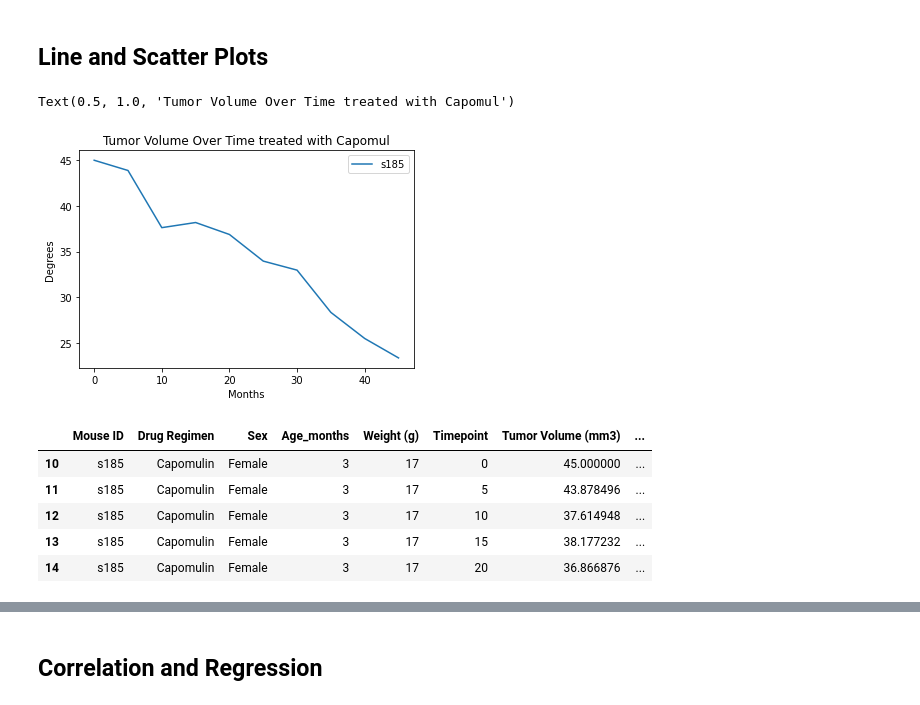
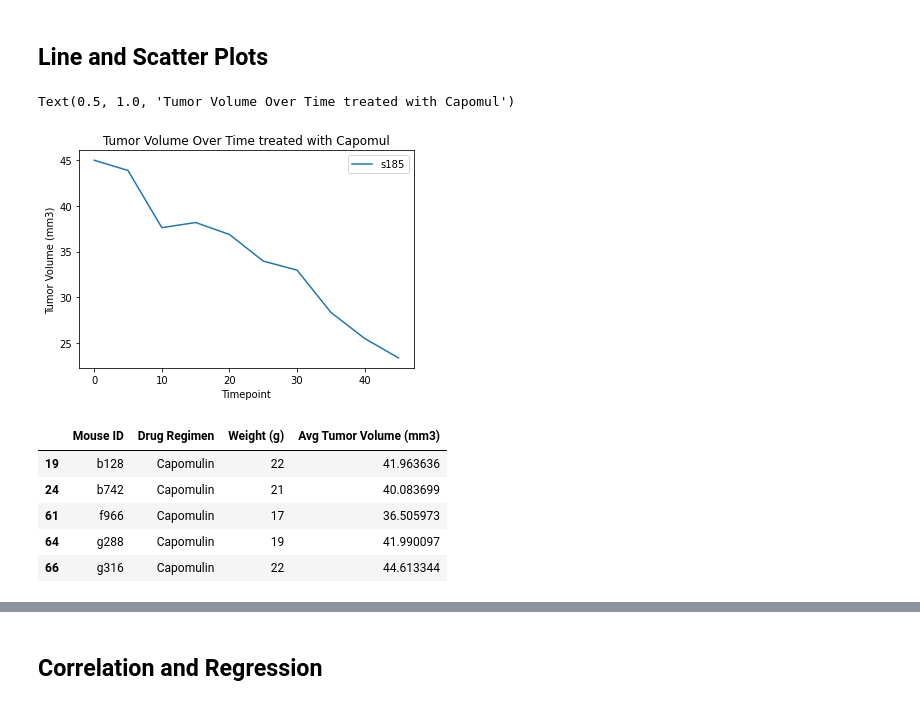
Before and after one commit to hamiltojogo/pymaceutical_tumor_treatment_analysis, a Jupyter notebook: pymaceuticals_starter.ipynb, the cells around one changed output, grey strips where cells are left out. Saved outputs shown, nothing was run; the diff lists cells and outputs as text; code cells hidden in the pictures.

Commit message:
scatter plot

```diff
--- a/pymaceuticals_starter.ipynb
+++ b/pymaceuticals_starter.ipynb
@@ -315,38 +310,41 @@ Values above 82.74144559000001 could be outliers.
 # %%
 # Generate a line plot of tumor volume vs. time point for a mouse treated with Capomulin
 
 #mouse id
 
 capomul_mouse_id = 's185'
 
 #gather time points and measurements for mouse
 
-single_mouse = merged_data.loc[merged_data['Mouse ID']== capomul_mouse_id]
+single_mouse = clean_combined_study_data.loc[clean_combined_study_data['Mouse ID']== capomul_mouse_id]
 
 single_mouse
 
 #create line graph for single mouse
 
 x_axis = single_mouse['Timepoint']
 y_axis = single_mouse['Tumor Volume (mm3)']
 plt.plot(x_axis, y_axis, label= capomul_mouse_id)
-plt.xlabel("Months")
-plt.ylabel("Degrees")
+plt.xlabel("Timepoint")
+plt.ylabel("Tumor Volume (mm3)")
 plt.legend(loc='best')
 plt.title('Tumor Volume Over Time treated with Capomul' )
 # %% [output]
 Text(0.5, 1.0, 'Tumor Volume Over Time treated with Capomul')
-[figure, old version]
+[figure, new version]
 # %%
 # Generate a scatter plot of average tumor volume vs. mouse weight for the Capomulin regimen
 
-capomulin = merged_data.loc[merged_data['Drug Regimen']== 'Capomulin']
+avg_tumor_vol = clean_combined_study_data.groupby(['Mouse ID', 'Drug Regimen', 'Weight (g)'])['Tumor Volume (mm3)'].mean().reset_index()
 
-capomulin.head()
+campulin = avg_tumor_vol.loc[avg_tumor_vol['Drug Regimen']=='Capomulin']
+campulin= campulin.rename(columns={'Tumor Volume (mm3)': 'Avg Tumor Volume (mm3)'})
+
+campulin.head()
 # %% [output]
-|  | Mouse ID | Drug Regimen | Sex | Age_months | Weight (g) | Timepoint | Tumor Volume (mm3) | ... |
-| 10 | s185 | Capomulin | Female | 3 | 17 | 0 | 45.000000 | ... |
-| 11 | s185 | Capomulin | Female | 3 | 17 | 5 | 43.878496 | ... |
-| 12 | s185 | Capomulin | Female | 3 | 17 | 10 | 37.614948 | ... |
-| 13 | s185 | Capomulin | Female | 3 | 17 | 15 | 38.177232 | ... |
-| 14 | s185 | Capomulin | Female | 3 | 17 | 20 | 36.866876 | ... |
+|  | Mouse ID | Drug Regimen | Weight (g) | Avg Tumor Volume (mm3) |
+| 19 | b128 | Capomulin | 22 | 41.963636 |
+| 24 | b742 | Capomulin | 21 | 40.083699 |
+| 61 | f966 | Capomulin | 17 | 36.505973 |
+| 64 | g288 | Capomulin | 19 | 41.990097 |
+| 66 | g316 | Capomulin | 22 | 44.613344 |
```
Also changed, not shown: parts of 3 cells of this notebook.
